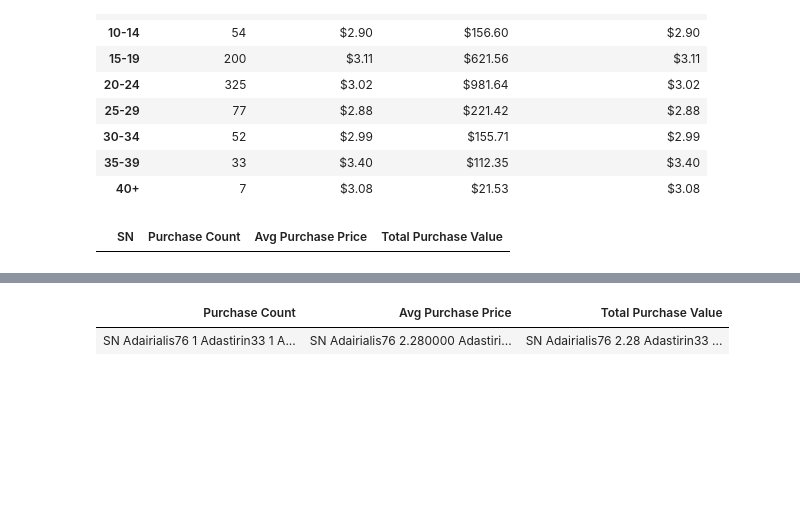
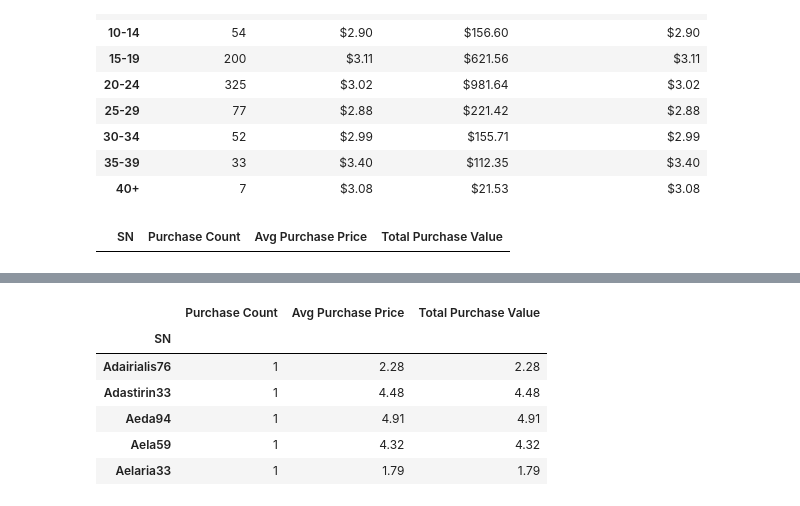
Before and after one commit to cdfencing/Pandas-Challenge, a Jupyter notebook: Heroes of Pymoli/HeroesofPymoli.ipynb, the cells around one changed output, grey strips where cells are left out. Saved outputs shown, nothing was run; the diff lists cells and outputs as text; code cells hidden in the pictures; blank space fills up the shorter version.

```diff
--- a/Heroes of Pymoli/HeroesofPymoli.ipynb
+++ b/Heroes of Pymoli/HeroesofPymoli.ipynb
@@ -379,9 +371,14 @@ Name: Total Purchase Value, dtype: float64
 # %%
 #create data frame for top spenders by screen name
-SN_purchase_summary = pd.DataFrame({"Purchase Count": [SN_purchase_count], "Avg Purchase Price": [SN_avg_price],
-                                     "Total Purchase Value": [SN_total_purchase]})
+SN_purchase_summary = pd.DataFrame({"Purchase Count": SN_purchase_count, "Avg Purchase Price": SN_avg_price,
+                                     "Total Purchase Value": SN_total_purchase})
 
-SN_purchase_summary.style.hide_index()
+SN_purchase_summary.head(5)
 # %% [output]
-| Purchase Count | Avg Purchase Price | Total Purchase Value |
-| SN Adairialis76 1 Adastirin33 1 A... | SN Adairialis76 2.280000 Adastiri... | SN Adairialis76 2.28 Adastirin33 ... |
+|  | Purchase Count | Avg Purchase Price | Total Purchase Value |
+| SN |  |  |  |
+| Adairialis76 | 1 | 2.28 | 2.28 |
+| Adastirin33 | 1 | 4.48 | 4.48 |
+| Aeda94 | 1 | 4.91 | 4.91 |
+| Aela59 | 1 | 4.32 | 4.32 |
+| Aelaria33 | 1 | 1.79 | 1.79 |
```
Also changed, not shown: parts of 4 cells of this notebook.
